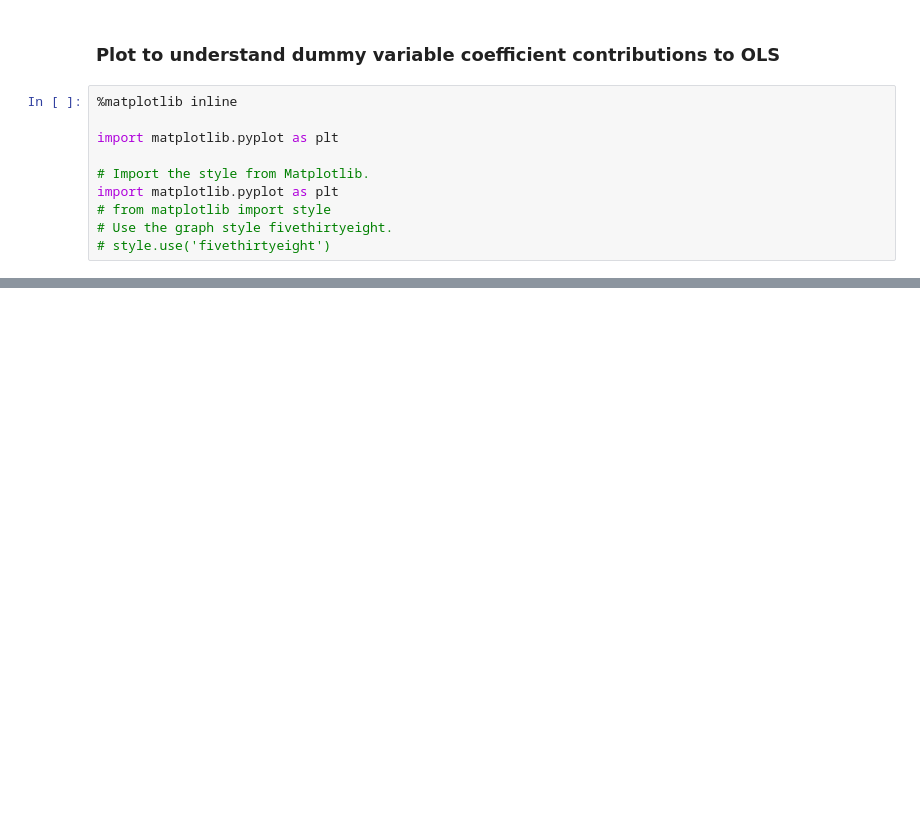
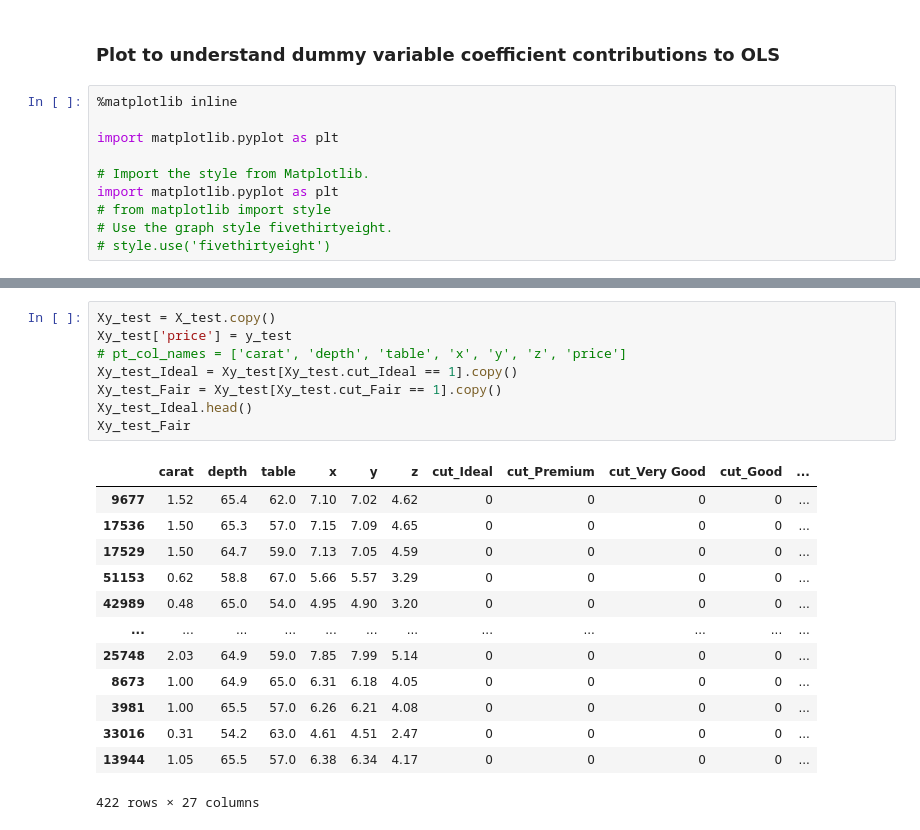
Before and after one commit to telwoo/final-project, a Jupyter notebook: import_provisional_data.ipynb, the cells around one changed output, grey strips where cells are left out. Saved outputs shown, nothing was run; the diff lists cells and outputs as text; blank space fills up the shorter version.

```diff
--- a/import_provisional_data.ipynb
+++ b/import_provisional_data.ipynb
@@ -451,0 +462,22 @@ plt.show()
+# %%
+Xy_test = X_test.copy()
+Xy_test['price'] = y_test
+# pt_col_names = ['carat', 'depth', 'table', 'x', 'y', 'z', 'price']
+Xy_test_Ideal = Xy_test[Xy_test.cut_Ideal == 1].copy()
+Xy_test_Fair = Xy_test[Xy_test.cut_Fair == 1].copy()
+Xy_test_Ideal.head()
+Xy_test_Fair
+# %% [output]
+|  | carat | depth | table | x | y | z | cut_Ideal | cut_Premium | cut_Very Good | cut_Good | ... |
+| 9677 | 1.52 | 65.4 | 62.0 | 7.10 | 7.02 | 4.62 | 0 | 0 | 0 | 0 | ... |
+| 17536 | 1.50 | 65.3 | 57.0 | 7.15 | 7.09 | 4.65 | 0 | 0 | 0 | 0 | ... |
+| 17529 | 1.50 | 64.7 | 59.0 | 7.13 | 7.05 | 4.59 | 0 | 0 | 0 | 0 | ... |
+| 51153 | 0.62 | 58.8 | 67.0 | 5.66 | 5.57 | 3.29 | 0 | 0 | 0 | 0 | ... |
+| 42989 | 0.48 | 65.0 | 54.0 | 4.95 | 4.90 | 3.20 | 0 | 0 | 0 | 0 | ... |
+| ... | ... | ... | ... | ... | ... | ... | ... | ... | ... | ... | ... |
+| 25748 | 2.03 | 64.9 | 59.0 | 7.85 | 7.99 | 5.14 | 0 | 0 | 0 | 0 | ... |
+| 8673 | 1.00 | 64.9 | 65.0 | 6.31 | 6.18 | 4.05 | 0 | 0 | 0 | 0 | ... |
+| 3981 | 1.00 | 65.5 | 57.0 | 6.26 | 6.21 | 4.08 | 0 | 0 | 0 | 0 | ... |
+| 33016 | 0.31 | 54.2 | 63.0 | 4.61 | 4.51 | 2.47 | 0 | 0 | 0 | 0 | ... |
+| 13944 | 1.05 | 65.5 | 57.0 | 6.38 | 6.34 | 4.17 | 0 | 0 | 0 | 0 | ... |
+422 rows × 27 columns
```
Also changed, not shown: parts of 8 cells of this notebook.
